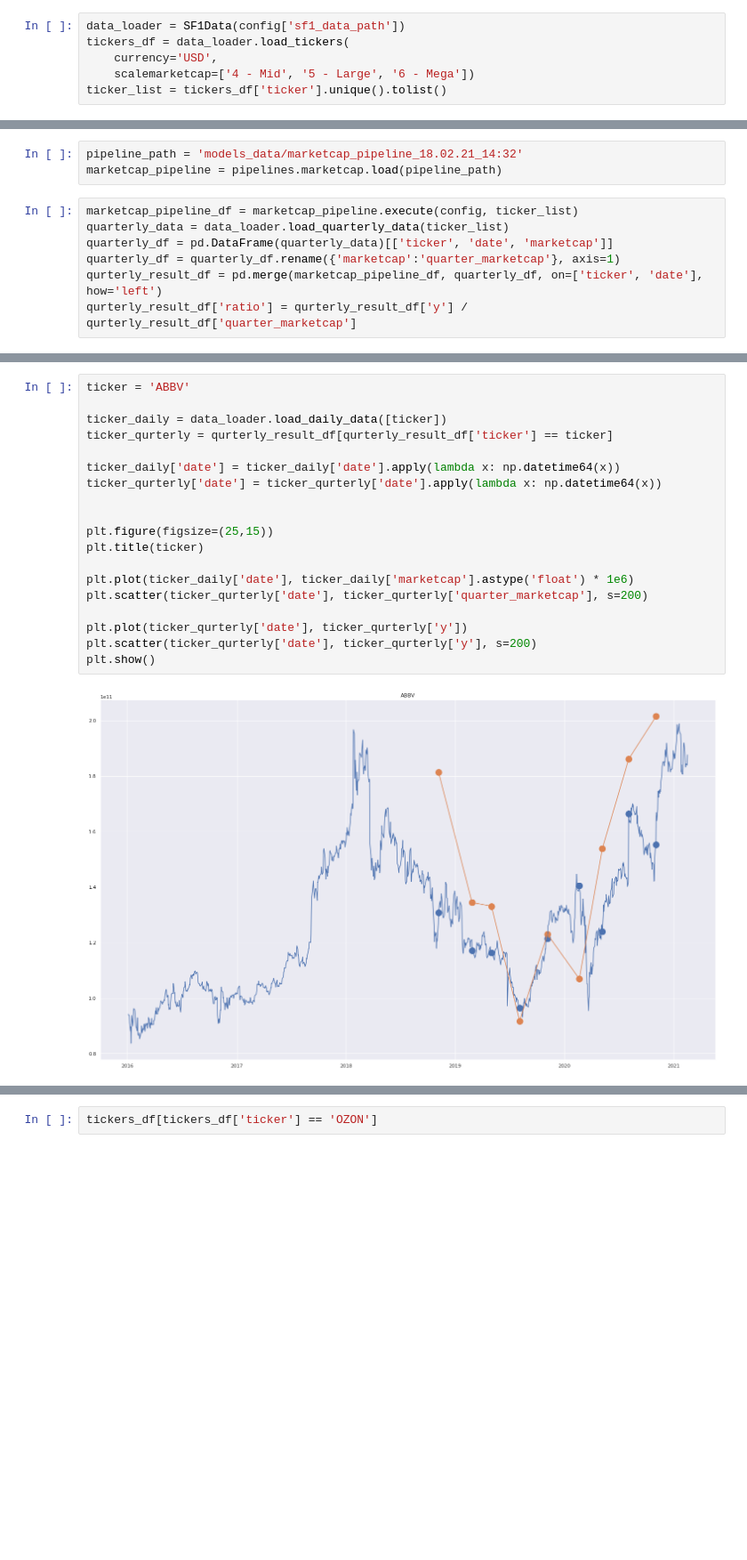
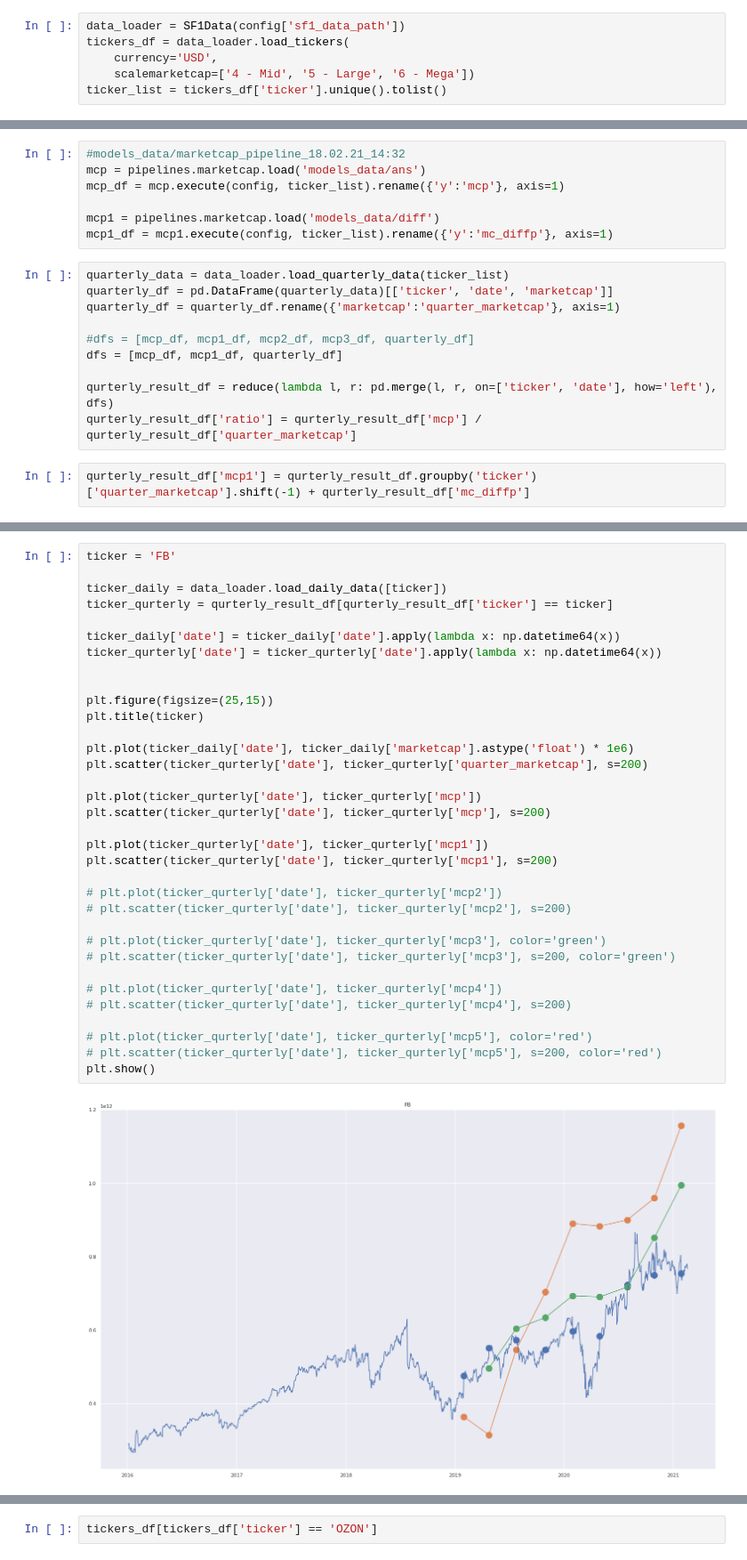
Before and after one commit to fartuk/ml_investment, a Jupyter notebook: my_portfolio.ipynb, the cells around one changed output, grey strips where cells are left out. Shown at 89% size. Saved outputs shown, nothing was run; the diff lists cells and outputs as text; blank space fills up the shorter version.

Commit message:
ansamle model

```diff
--- a/my_portfolio.ipynb
+++ b/my_portfolio.ipynb
@@ -58,10 +56,19 @@ downloader.ticker_download('datatables/SHARADAR/DAILY?ticker={ticker}', all_tick
-# %%
-pipeline_path = 'models_data/marketcap_pipeline_18.02.21_14:32'
-marketcap_pipeline = pipelines.marketcap.load(pipeline_path)
+# %%
+#models_data/marketcap_pipeline_18.02.21_14:32
+mcp = pipelines.marketcap.load('models_data/ans')
+mcp_df = mcp.execute(config, ticker_list).rename({'y':'mcp'}, axis=1)
+
+mcp1 = pipelines.marketcap.load('models_data/diff')
+mcp1_df = mcp1.execute(config, ticker_list).rename({'y':'mc_diffp'}, axis=1)
 # %%
-marketcap_pipeline_df = marketcap_pipeline.execute(config, ticker_list)
 quarterly_data = data_loader.load_quarterly_data(ticker_list)
 quarterly_df = pd.DataFrame(quarterly_data)[['ticker', 'date', 'marketcap']]
 quarterly_df = quarterly_df.rename({'marketcap':'quarter_marketcap'}, axis=1)
-qurterly_result_df = pd.merge(marketcap_pipeline_df, quarterly_df, on=['ticker', 'date'], how='left')
-qurterly_result_df['ratio'] = qurterly_result_df['y'] / qurterly_result_df['quarter_marketcap']
+
+#dfs = [mcp_df, mcp1_df, mcp2_df, mcp3_df, quarterly_df]
+dfs = [mcp_df, mcp1_df, quarterly_df]
+
+qurterly_result_df = reduce(lambda l, r: pd.merge(l, r, on=['ticker', 'date'], how='left'), dfs)
+qurterly_result_df['ratio'] = qurterly_result_df['mcp'] / qurterly_result_df['quarter_marketcap']
+# %%
+qurterly_result_df['mcp1'] = qurterly_result_df.groupby('ticker')['quarter_marketcap'].shift(-1) + qurterly_result_df['mc_diffp']
@@ -125,21 +161,36 @@ portfolio_df.sort_values('last_ratio')
 # %%
-ticker = 'ABBV'
+ticker = 'FB'
 
 ticker_daily = data_loader.load_daily_data([ticker])
 ticker_qurterly = qurterly_result_df[qurterly_result_df['ticker'] == ticker]
 
 ticker_daily['date'] = ticker_daily['date'].apply(lambda x: np.datetime64(x))
 ticker_qurterly['date'] = ticker_qurterly['date'].apply(lambda x: np.datetime64(x))
 
 
 plt.figure(figsize=(25,15))
 plt.title(ticker)
 
 plt.plot(ticker_daily['date'], ticker_daily['marketcap'].astype('float') * 1e6)
 plt.scatter(ticker_qurterly['date'], ticker_qurterly['quarter_marketcap'], s=200)
 
-plt.plot(ticker_qurterly['date'], ticker_qurterly['y'])
-plt.scatter(ticker_qurterly['date'], ticker_qurterly['y'], s=200)
+plt.plot(ticker_qurterly['date'], ticker_qurterly['mcp'])
+plt.scatter(ticker_qurterly['date'], ticker_qurterly['mcp'], s=200)
+
+plt.plot(ticker_qurterly['date'], ticker_qurterly['mcp1'])
+plt.scatter(ticker_qurterly['date'], ticker_qurterly['mcp1'], s=200)
+
+# plt.plot(ticker_qurterly['date'], ticker_qurterly['mcp2'])
+# plt.scatter(ticker_qurterly['date'], ticker_qurterly['mcp2'], s=200)
+
+# plt.plot(ticker_qurterly['date'], ticker_qurterly['mcp3'], color='green')
+# plt.scatter(ticker_qurterly['date'], ticker_qurterly['mcp3'], s=200, color='green')
+
+# plt.plot(ticker_qurterly['date'], ticker_qurterly['mcp4'])
+# plt.scatter(ticker_qurterly['date'], ticker_qurterly['mcp4'], s=200)
+
+# plt.plot(ticker_qurterly['date'], ticker_qurterly['mcp5'], color='red')
+# plt.scatter(ticker_qurterly['date'], ticker_qurterly['mcp5'], s=200, color='red')
 plt.show()
 # %% [output]
-[figure, old version]
+[figure, new version]
```
Also changed, not shown: parts of 14 cells of this notebook, 5 other files.
